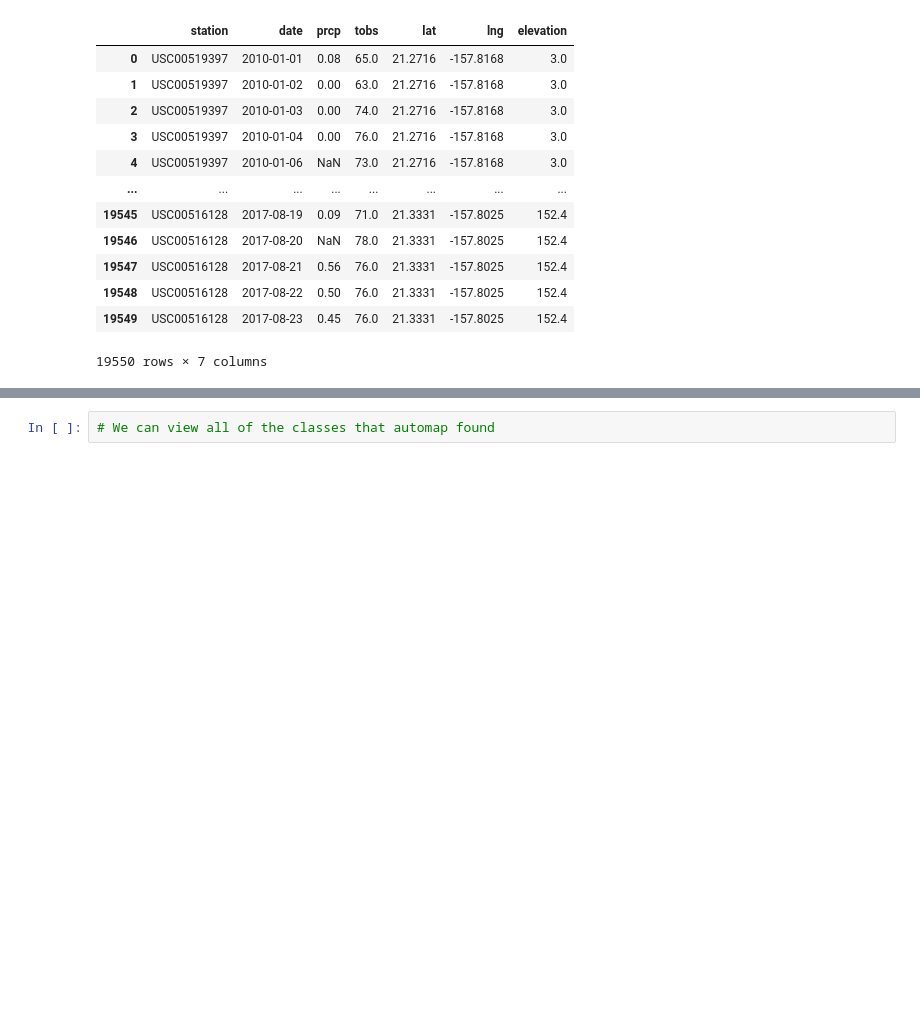
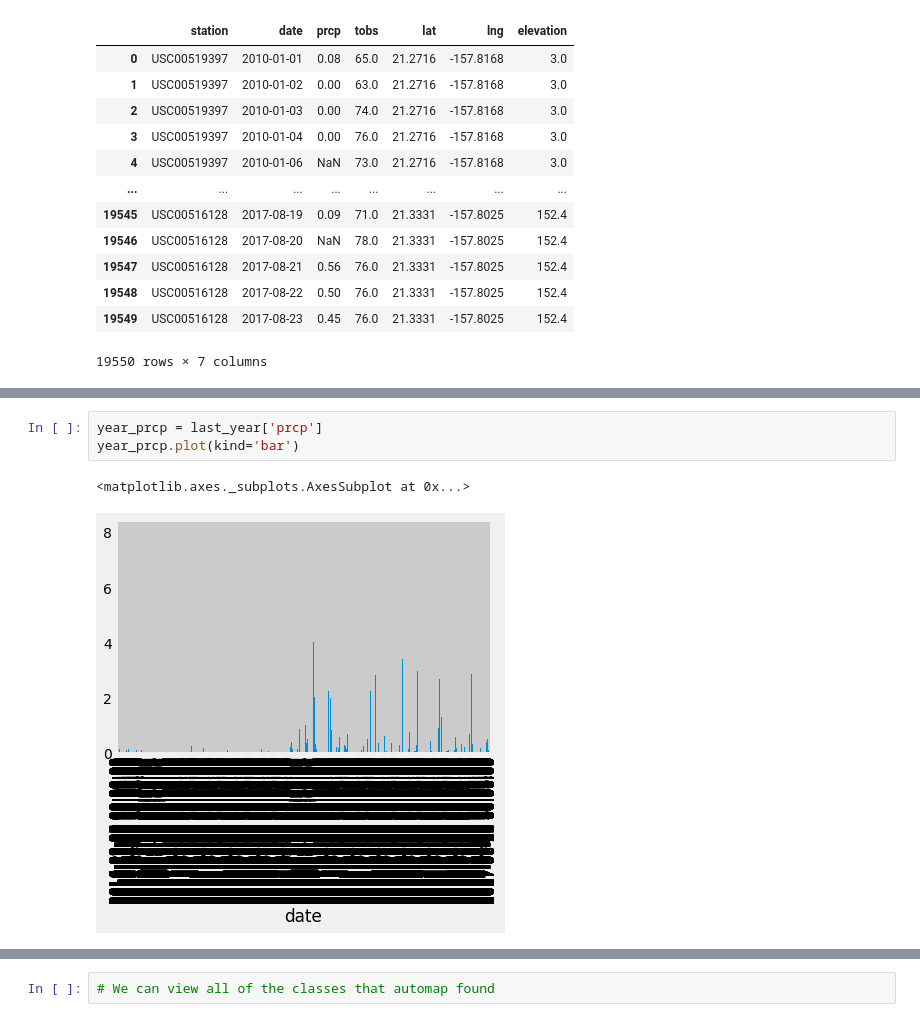
Before and after one commit to anPerger/SQL_alchemy_hw, a Jupyter notebook: climate_starter.ipynb, the cells around one changed output, grey strips where cells are left out. Cells and saved outputs as stored; diff of their text form; blank space fills up the shorter version.

```diff
--- a/climate_starter.ipynb
+++ b/climate_starter.ipynb
@@ -178,3 +308,9 @@ measurement_station_frame
+# %%
+year_prcp = last_year['prcp']
+year_prcp.plot(kind='bar')
+# %% [output]
+<matplotlib.axes._subplots.AxesSubplot at 0x...>
+[figure, added]
 # %%
 # reflect an existing database into a new model
 
```
Also changed, not shown: parts of 11 cells of this notebook.
